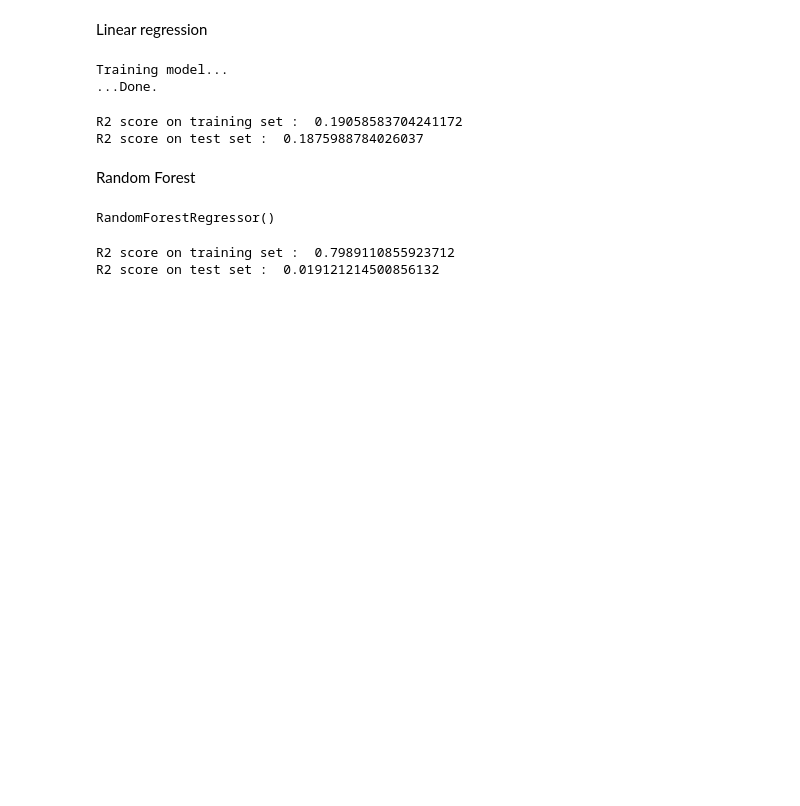
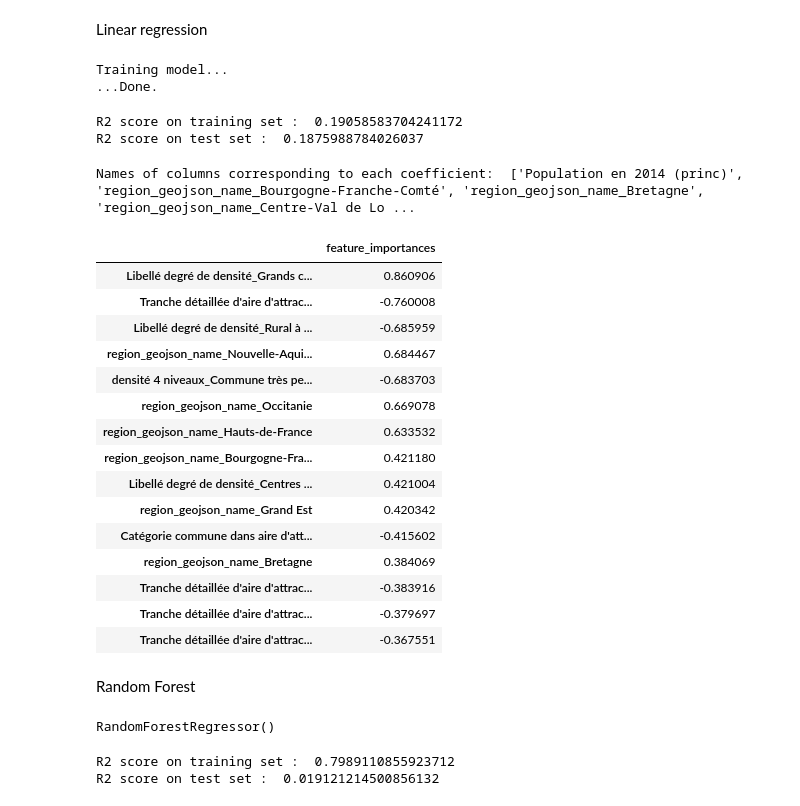
Before and after one commit to AlexCapX/Medical_deserts, a Jupyter notebook: Medical_deserts_03_3_Linear_regression_Etude.ipynb, the cells around one changed output. Cells and saved outputs as stored; diff of their text form; code cells hidden in the pictures; blank space fills up the shorter version.

```diff
--- a/Medical_deserts_03_3_Linear_regression_Etude.ipynb
+++ b/Medical_deserts_03_3_Linear_regression_Etude.ipynb
@@ -212,3 +212,38 @@ print("R2 score on test set : ", model.score(X_test, Y_test))
 # %% [output]
 R2 score on training set :  0.19058583704241172
 R2 score on test set :  0.1875988784026037
+# %%
+column_names = []
+for name, step, features_list in preprocessor.transformers_: # loop over steps of ColumnTransformer
+    if name == 'num': # if pipeline is for numeric variables
+        features = features_list # just get the names of columns to which it has been applied
+    else: # if pipeline is for categorical variables
+        features = step.get_feature_names_out() # get output columns names from OneHotEncoder
+    column_names.extend(features) # concatenate features names
+
+print("Names of columns corresponding to each coefficient: ", column_names)
+# %% [output]
+Names of columns corresponding to each coefficient:  ['Population en 2014 (princ)', 'region_geojson_name_Bourgogne-Franche-Comté', 'region_geojson_name_Bretagne', 'region_geojson_name_Centre-Val de Lo ...
+# %%
+# Create a pandas DataFrame
+feature_importance = pd.DataFrame(index = column_names, data = model.coef_, columns=["feature_importances"])
+feature_importance = feature_importance.sort_values(by = 'feature_importances', ascending= False, key=abs)
+# %%
+feature_importance.head(15)
+# %% [output]
+|  | feature_importances |
+| Libellé degré de densité_Grands c... | 0.860906 |
+| Tranche détaillée d'aire d'attrac... | -0.760008 |
+| Libellé degré de densité_Rural à ... | -0.685959 |
+| region_geojson_name_Nouvelle-Aqui... | 0.684467 |
+| densité 4 niveaux_Commune très pe... | -0.683703 |
+| region_geojson_name_Occitanie | 0.669078 |
+| region_geojson_name_Hauts-de-France | 0.633532 |
+| region_geojson_name_Bourgogne-Fra... | 0.421180 |
+| Libellé degré de densité_Centres ... | 0.421004 |
+| region_geojson_name_Grand Est | 0.420342 |
+| Catégorie commune dans aire d'att... | -0.415602 |
+| region_geojson_name_Bretagne | 0.384069 |
+| Tranche détaillée d'aire d'attrac... | -0.383916 |
+| Tranche détaillée d'aire d'attrac... | -0.379697 |
+| Tranche détaillée d'aire d'attrac... | -0.367551 |
```
Also changed, not shown: parts of 1 cell of this notebook, 7 other files.
